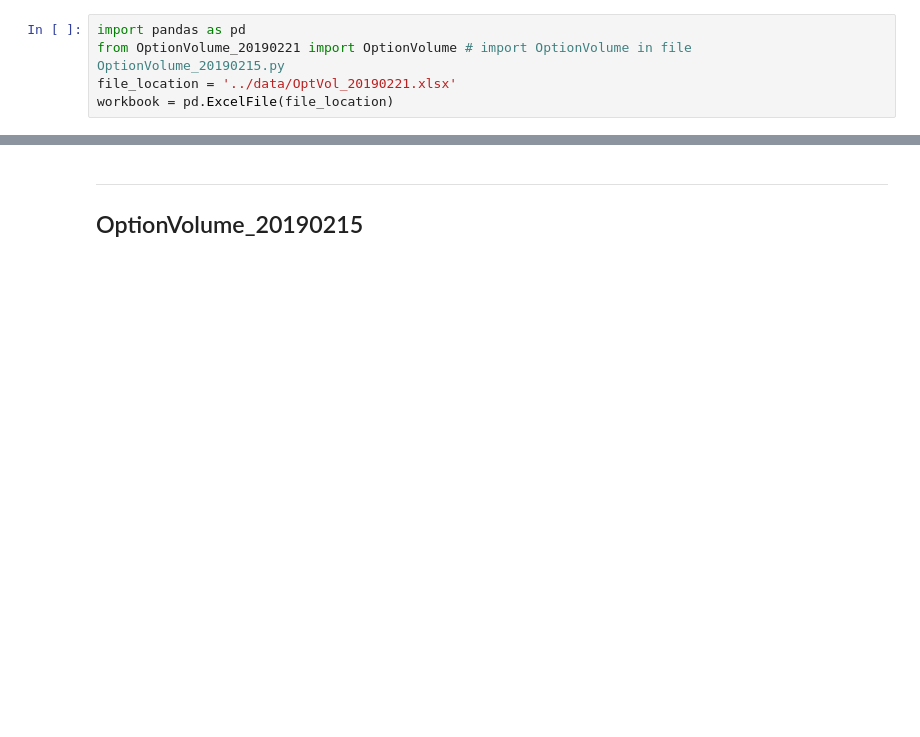
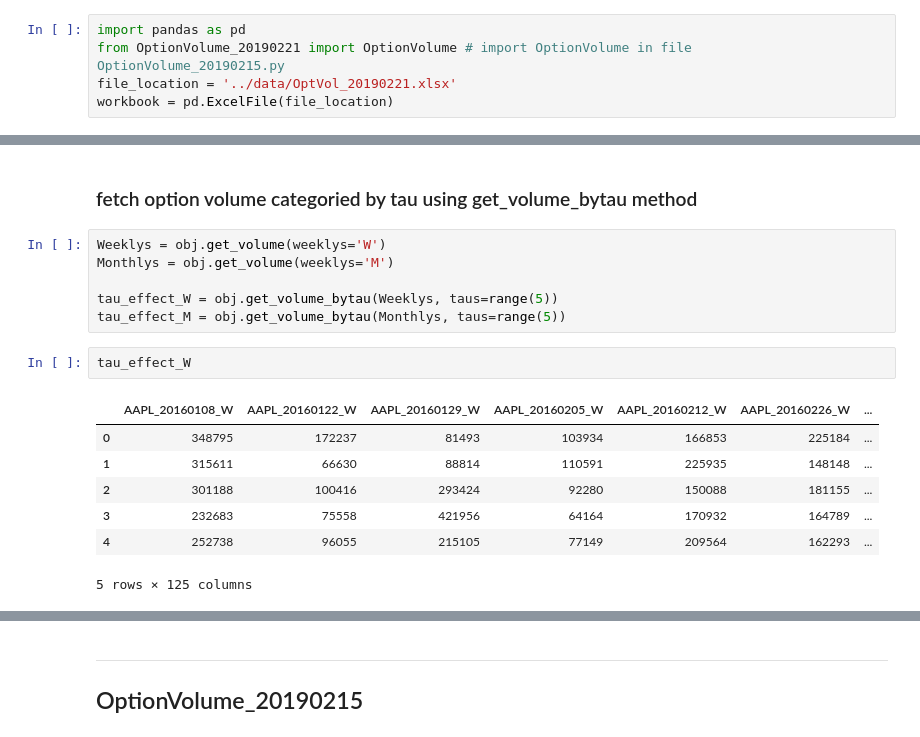
Before and after one commit to YaxunYang/CTC_vol, a Jupyter notebook: code/User Guide Processing data using OptionVolume.ipynb, the cells around one changed output, grey strips where cells are left out. Saved outputs shown, nothing was run; the diff lists cells and outputs as text; blank space fills up the shorter version.

```diff
--- a/code/User Guide Processing data using OptionVolume.ipynb
+++ b/code/User Guide Processing data using OptionVolume.ipynb
@@ -114,0 +133,18 @@ ValueError: No None data expired at 02/25/19 was found, formatting option volume
+# %% [markdown]
+### fetch option volume categoried by tau using get_volume_bytau method
+# %%
+Weeklys = obj.get_volume(weeklys='W')
+Monthlys = obj.get_volume(weeklys='M')
+
+tau_effect_W = obj.get_volume_bytau(Weeklys, taus=range(5))
+tau_effect_M = obj.get_volume_bytau(Monthlys, taus=range(5))
+# %%
+tau_effect_W
+# %% [output]
+|  | AAPL_20160108_W | AAPL_20160122_W | AAPL_20160129_W | AAPL_20160205_W | AAPL_20160212_W | AAPL_20160226_W | ... |
+| 0 | 348795 | 172237 | 81493 | 103934 | 166853 | 225184 | ... |
+| 1 | 315611 | 66630 | 88814 | 110591 | 225935 | 148148 | ... |
+| 2 | 301188 | 100416 | 293424 | 92280 | 150088 | 181155 | ... |
+| 3 | 232683 | 75558 | 421956 | 64164 | 170932 | 164789 | ... |
+| 4 | 252738 | 96055 | 215105 | 77149 | 209564 | 162293 | ... |
+5 rows × 125 columns
```
Also changed, not shown: parts of 29 cells of this notebook, 2 other files.
